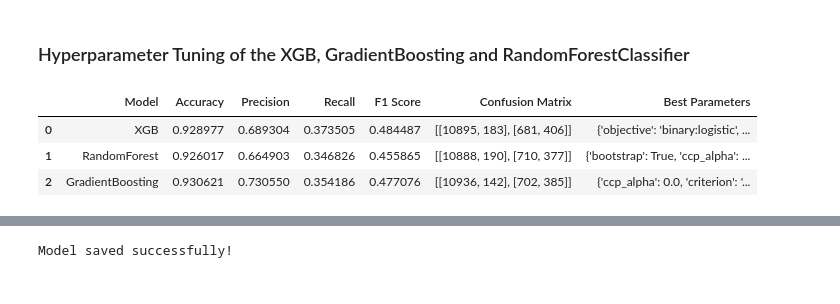
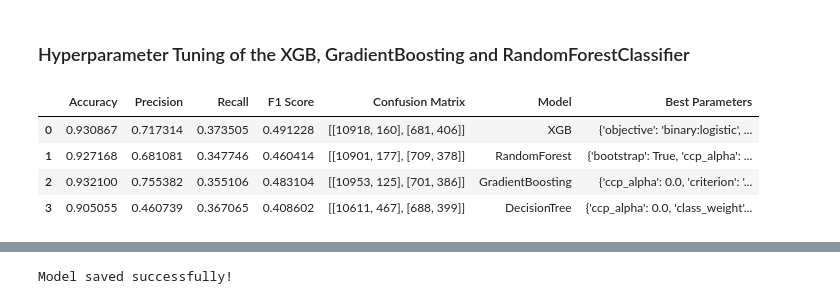
Before and after one commit to bedankibunja/HR-ANALYTICS-Predicting-Employee-Promotions, a Jupyter notebook: Notebook.ipynb, the cells around one changed output, grey strips where cells are left out. Drawn from its saved outputs; the diff is of its cells as text; code cells hidden in the pictures.

```diff
--- a/Notebook.ipynb
+++ b/Notebook.ipynb
@@ -1408,33 +1454,62 @@ Best F1 Score for Gradient Boosting: 0.7460702178539721
 # %% [markdown]
 ### Hyperparameter Tuning of the XGB, GradientBoosting and RandomForestClassifier
 # %%
-# Tuning models with the best parameters
-tuned_models = [
-    ('XGB', XGBClassifier(use_label_encoder=False, eval_metric='logloss', random_state=42,
-                          n_estimators=300, max_depth=7, learning_rate=0.2, scale_pos_weight=1)),
-    ('RandomForest', RandomForestClassifier(random_state=42, n_estimators=300, max_depth=20,
-                                            min_samples_split=5, min_samples_leaf=2, max_features='sqrt')),
-    ('GradientBoosting', GradientBoostingClassifier(random_state=42, n_estimators=192, max_depth=9,
-                                                    learning_rate=0.1, subsample=1.0))
-]
+from sklearn.metrics import accuracy_score, precision_score, recall_score, f1_score, confusion_matrix
+import pandas as pd
+from xgboost import XGBClassifier
+from sklearn.ensemble import RandomForestClassifier, GradientBoostingClassifier
 
-# Initialize list to store results for this cell
-cell_results = []
+# Define a function to evaluate and store model metrics
+def evaluate_model(model, X_test, y_test):
+    y_pred = model.predict(X_test)
+    accuracy = accuracy_score(y_test, y_pred)
+    precision = precision_score(y_test, y_pred)
+    recall = recall_score(y_test, y_pred)
+    f1 = f1_score(y_test, y_pred)
+    cm = confusion_matrix(y_test, y_pred)
+    return {
+        'Accuracy': accuracy,
+        'Precision': precision,
+        'Recall': recall,
+        'F1 Score': f1,
+        'Confusion Matrix': cm
+    }
 
-# Evaluate each tuned model and collect results
-for model_name, model in tuned_models:
-    metrics = evaluate_model(model, X_train_scaled, y_train_resampled, X_test_scaled, y_test)
+# Define models with the best parameters directly
+tuned_models = {
+    'XGB': XGBClassifier(use_label_encoder=False, eval_metric='logloss', random_state=42,
+                         n_estimators=300, max_depth=7, learning_rate=0.2, scale_pos_weight=1),
+    'RandomForest': RandomForestClassifier(random_state=42, n_estimators=300, max_depth=20,
+                                           min_samples_split=5, min_samples_leaf=2, max_features='sqrt'),
+    'GradientBoosting': GradientBoostingClassifier(random_state=42, n_estimators=192, max_depth=9,
+                                                   learning_rate=0.1, subsample=1.0),
+    'DecisionTree': DecisionTreeClassifier(criterion = 'gini', max_depth= None, max_features= None, min_samples_leaf= 8, min_samples_split= 4)
+}
+
+# DataFrame to store the results
+tuned_results = []
+
+# Loop through each model and evaluate
+for model_name, model in tuned_models.items():
+    # Fit the model to the training data
+    model.fit(X_train_scaled, y_train_resampled)
+
+    # Evaluate the model on the test set
+    metrics = evaluate_model(model, X_test_scaled, y_test)
     metrics['Model'] = model_name
-    metrics['Best Parameters'] = model.get_params()  # Add parameters used
-    cell_results.append(metrics)
+    metrics['Best Parameters'] = model.get_params()  # Store parameters used
 
-# Convert the results of these 3 models to a temporary DataFrame
-cell_results_df = pd.DataFrame(cell_results)
+    # Append metrics to results list
+    tuned_results.append(metrics)
 
-# Display the updated final results DataFrame
-cell_results_df
+# Convert results to a DataFrame
+tuned_results_df = pd.DataFrame(tuned_results)
+
+# Display the results
+tuned_results_df
 # %% [output]
-|  | Model | Accuracy | Precision | Recall | F1 Score | Confusion Matrix | Best Parameters |
-| 0 | XGB | 0.928977 | 0.689304 | 0.373505 | 0.484487 | [[10895, 183], [681, 406]] | {'objective': 'binary:logistic', ... |
-| 1 | RandomForest | 0.926017 | 0.664903 | 0.346826 | 0.455865 | [[10888, 190], [710, 377]] | {'bootstrap': True, 'ccp_alpha': ... |
-| 2 | GradientBoosting | 0.930621 | 0.730550 | 0.354186 | 0.477076 | [[10936, 142], [702, 385]] | {'ccp_alpha': 0.0, 'criterion': '... |
+|  | Accuracy | Precision | Recall | F1 Score | Confusion Matrix | Model | Best Parameters |
+| 0 | 0.930867 | 0.717314 | 0.373505 | 0.491228 | [[10918, 160], [681, 406]] | XGB | {'objective': 'binary:logistic', ... |
+| 1 | 0.927168 | 0.681081 | 0.347746 | 0.460414 | [[10901, 177], [709, 378]] | RandomForest | {'bootstrap': True, 'ccp_alpha': ... |
+| 2 | 0.932100 | 0.755382 | 0.355106 | 0.483104 | [[10953, 125], [701, 386]] | GradientBoosting | {'ccp_alpha': 0.0, 'criterion': '... |
+| 3 | 0.905055 | 0.460739 | 0.367065 | 0.408602 | [[10611, 467], [688, 399]] | DecisionTree | {'ccp_alpha': 0.0, 'class_weight'... |
```
Also changed, not shown: parts of 113 cells of this notebook.
